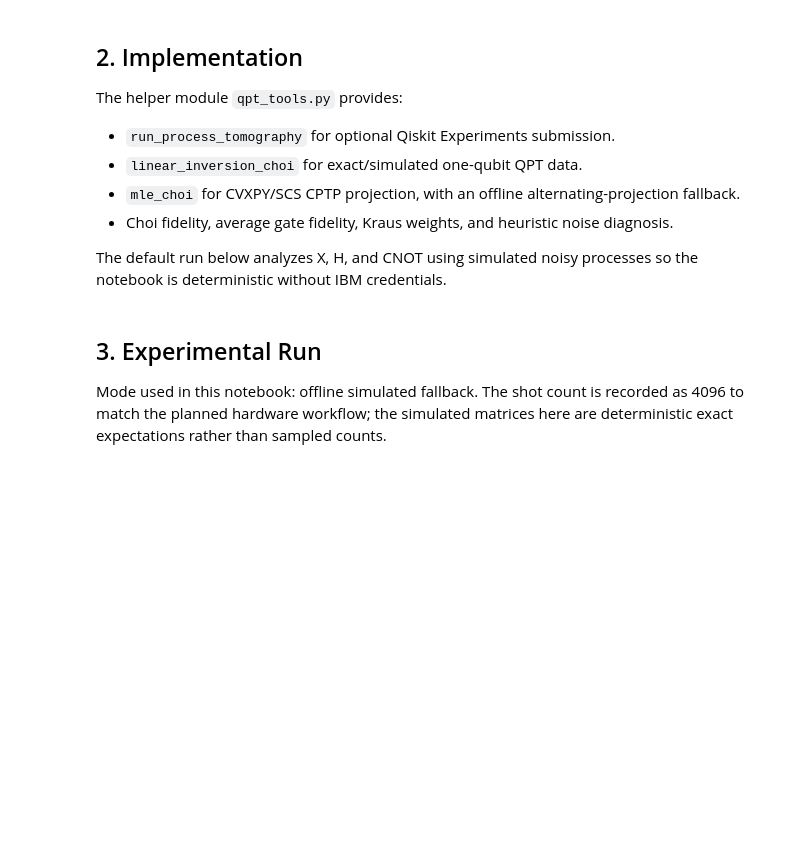
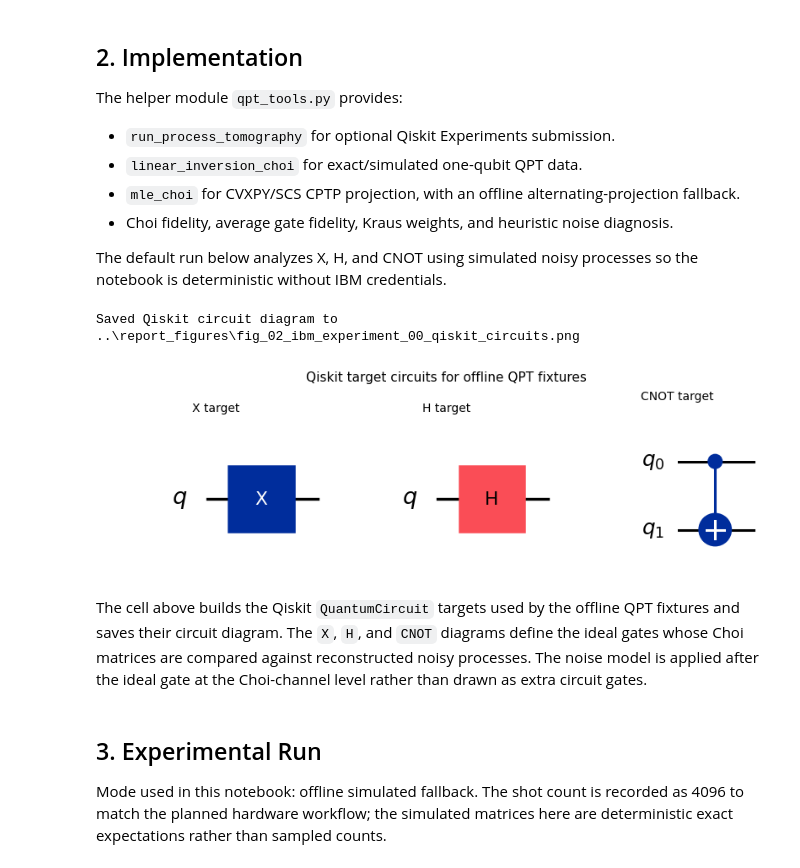
Before and after one commit to jaehyuny06/qiqc_project, a Jupyter notebook: 02_ibm_experiment/main.ipynb, the cells around one changed output. Saved outputs shown, nothing was run; the diff lists cells and outputs as text; code cells hidden in the pictures; blank space fills up the shorter version.

```diff
--- a/02_ibm_experiment/main.ipynb
+++ b/02_ibm_experiment/main.ipynb
@@ -82,6 +84,19 @@ targets = {
         "noise_model": "two_qubit_depolarizing_after_unitary(p=0.08)",
     },
 }
+# %%
+target_circuits = build_target_qiskit_circuits()
+figure_path = Path("../report_figures/fig_02_ibm_experiment_00_qiskit_circuits.png")
+if not figure_path.parent.exists():
+    figure_path = Path("report_figures/fig_02_ibm_experiment_00_qiskit_circuits.png")
+
+plot_target_circuit_diagrams(figure_path)
+print(f"Saved Qiskit circuit diagram to {figure_path}")
+# %% [output]
+Saved Qiskit circuit diagram to ..\report_figures\fig_02_ibm_experiment_00_qiskit_circuits.png
+[figure, added]
+# %% [markdown]
+The cell above builds the Qiskit `QuantumCircuit` targets used by the offline QPT fixtures and saves their circuit diagram. The `X`, `H`, and `CNOT` diagrams define the ideal gates whose Choi matrices are compared against reconstructed noisy processes. The noise model is applied after the ideal gate at the Choi-channel level rather than drawn as extra circuit gates.
 # %% [markdown]
 ## 3. Experimental Run
 
```
Also changed, not shown: parts of 4 cells of this notebook, 6 other files.
